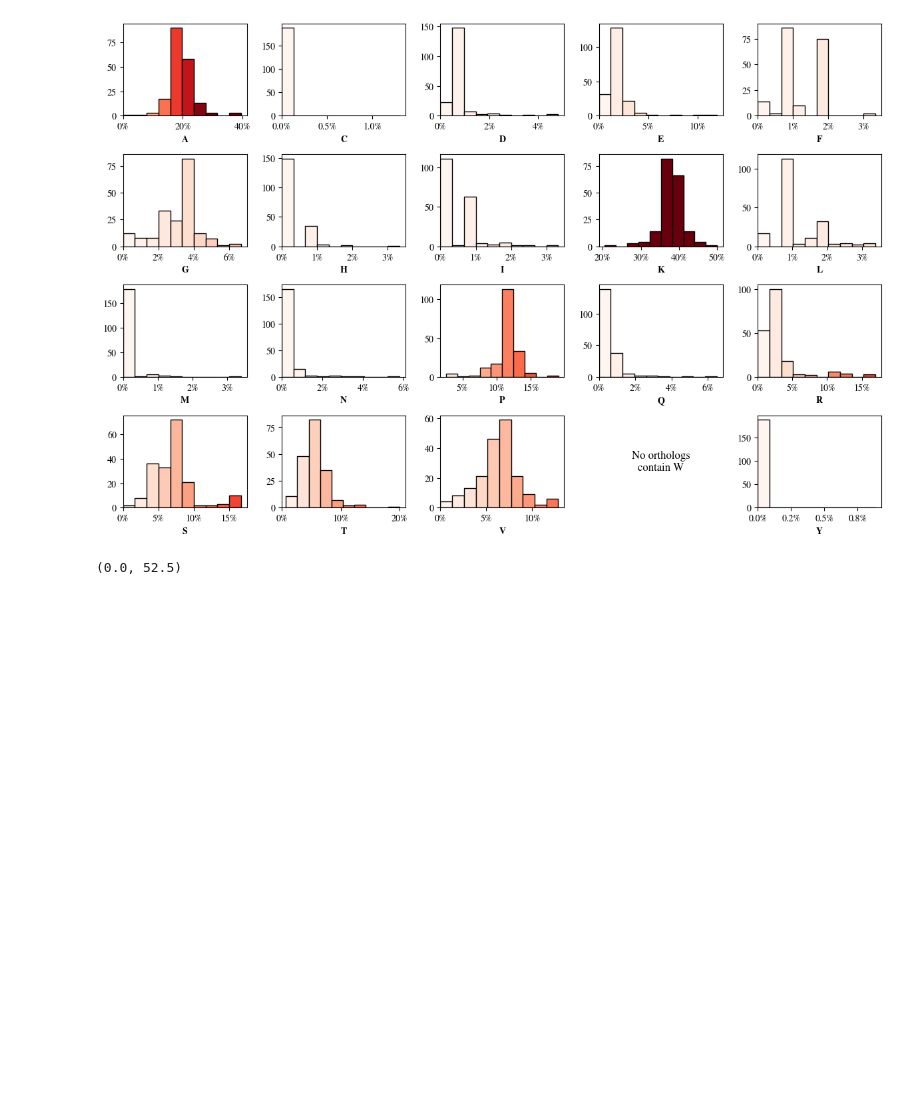
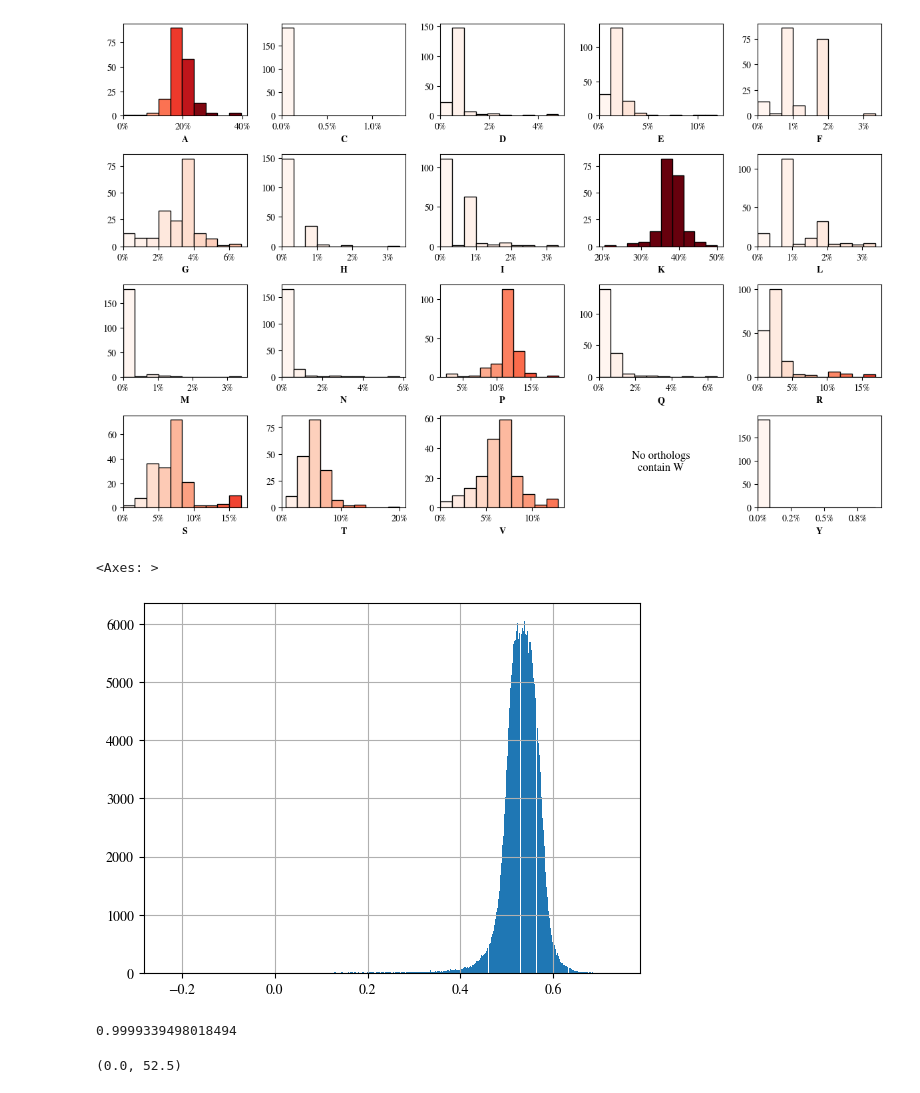
Before and after one commit to frederikespersen/OrthoIDP, a Jupyter notebook: exp/ortho_h1-0/ortho_h1-0.ipynb, the cells around one changed output. Drawn from its saved outputs; the diff is of its cells as text; code cells hidden in the pictures; blank space fills up the shorter version.

```diff
--- a/exp/ortho_h1-0/ortho_h1-0.ipynb
+++ b/exp/ortho_h1-0/ortho_h1-0.ipynb
@@ -536,3 +540,12 @@ background_freqs = analyse_utils.amino_acid_content(data.fasta).groupby(data.HUM
+# %%
+data.nu.hist(bins=1000)
+# %% [output]
+<Axes: >
+[figure, added]
+# %%
+(d < 0.67).sum() / len(d)
+# %% [output]
+0.9999339498018494
 # %%
 # Background frequencies from IDRroam
 content_background = background_freqs.mean().sort_values(ascending=False)
```
Also changed, not shown: parts of 4 cells of this notebook, 6 other files.
